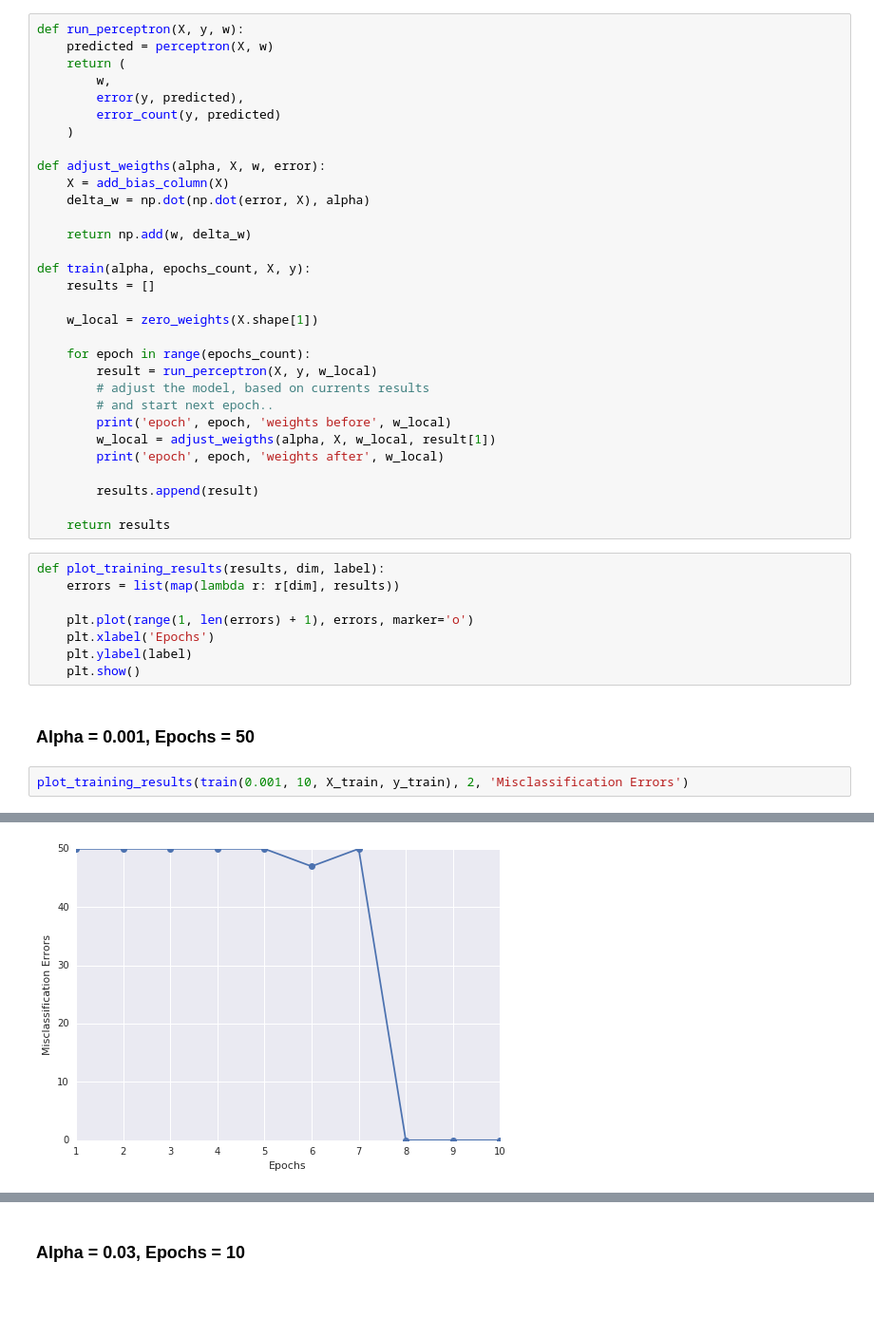
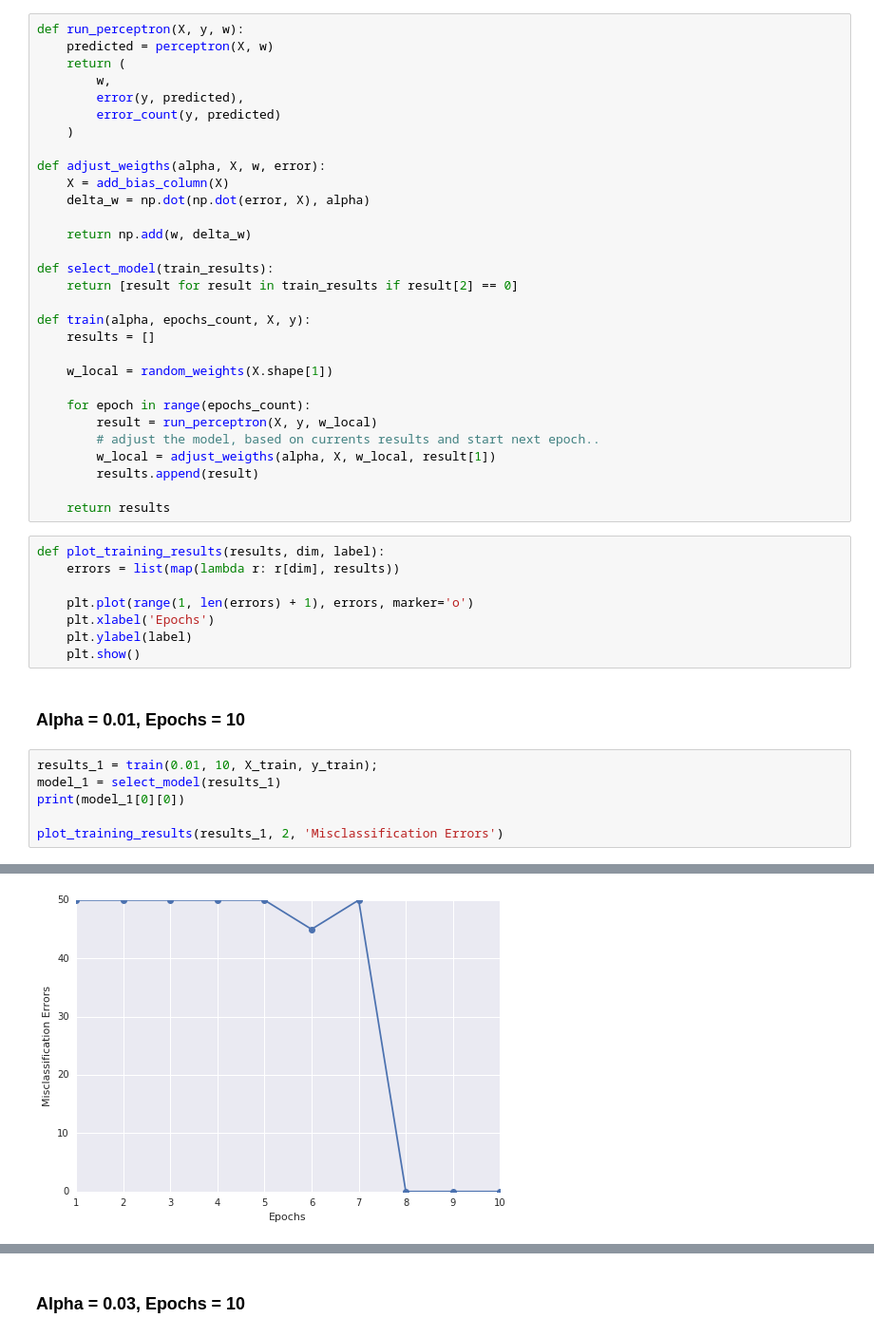
Before and after one commit to alexbeletsky/ml-python, a Jupyter notebook: notebooks/Chapter2_Train_Machine_Learning_Algorithms_For_Classification.ipynb, the cells around one changed output, grey strips where cells are left out. Shown at 95% size. Drawn from its saved outputs; the diff is of its cells as text; blank space fills up the shorter version.

```diff
--- a/notebooks/Chapter2_Train_Machine_Learning_Algorithms_For_Classification.ipynb
+++ b/notebooks/Chapter2_Train_Machine_Learning_Algorithms_For_Classification.ipynb
@@ -166,19 +169,18 @@ def adjust_weigths(alpha, X, w, error):
 
     return np.add(w, delta_w)
 
+def select_model(train_results):
+    return [result for result in train_results if result[2] == 0]
+
 def train(alpha, epochs_count, X, y):
     results = []
 
-    w_local = zero_weights(X.shape[1])
+    w_local = random_weights(X.shape[1])
 
     for epoch in range(epochs_count):
         result = run_perceptron(X, y, w_local)
-        # adjust the model, based on currents results
-        # and start next epoch..
-        print('epoch', epoch, 'weights before', w_local)
+        # adjust the model, based on currents results and start next epoch..
         w_local = adjust_weigths(alpha, X, w_local, result[1])
-        print('epoch', epoch, 'weights after', w_local)
-
         results.append(result)
 
     return results
@@ -191,7 +193,11 @@ def plot_training_results(results, dim, label):
     plt.ylabel(label)
     plt.show()
 # %% [markdown]
-### Alpha = 0.001, Epochs = 50
+### Alpha = 0.01, Epochs = 10
 # %%
-plot_training_results(train(0.001, 10, X_train, y_train), 2, 'Misclassification Errors')
+results_1 = train(0.01, 10, X_train, y_train);
+model_1 = select_model(results_1)
+print(model_1[0][0])
+
+plot_training_results(results_1, 2, 'Misclassification Errors')
 # %% [output]
@@ -218 +205 @@ epoch 9 weights after [-0.106  -0.2562  0.6636]
-[figure, old version]
+[figure, new version]
```
Also changed, not shown: parts of 12 cells of this notebook, 1 other file.
